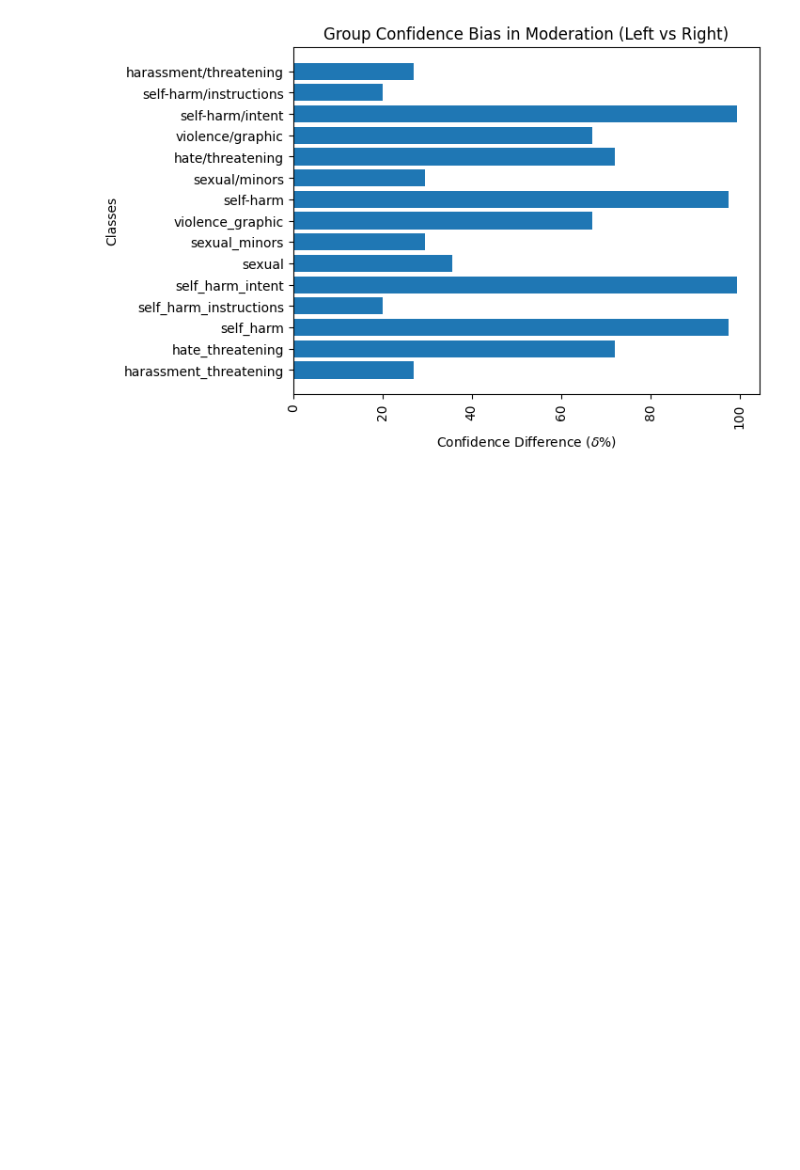
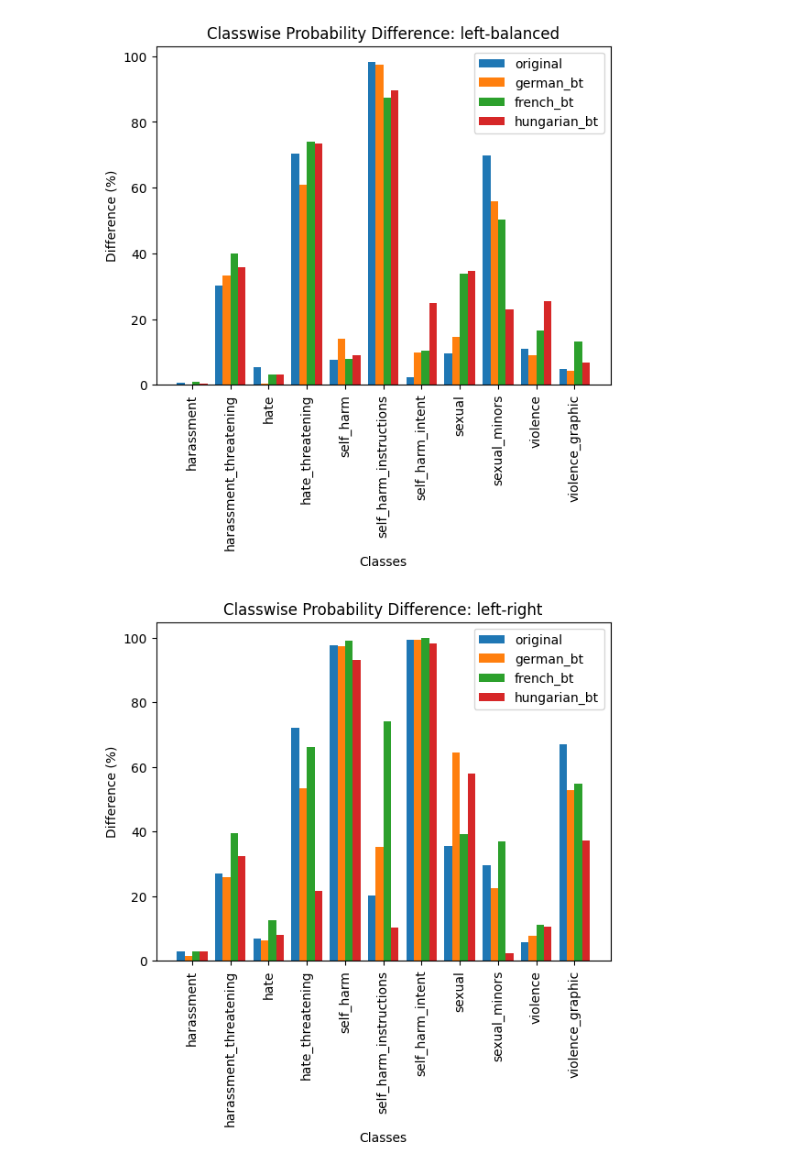
Before and after one commit to acharaakshit/FairMod, a Jupyter notebook: highLevelComparison.ipynb, the cells around one changed output. Drawn from its saved outputs; the diff is of its cells as text; code cells hidden in the pictures; blank space fills up the shorter version.

Commit message:
generic analysis based on several categories

```diff
--- a/highLevelComparison.ipynb
+++ b/highLevelComparison.ipynb
@@ -37,5 +45,6 @@ def flagged_stats(groups):
 # %%
 # Is the flagging between groups caused by the same classes
+chars_to_remove = ['-', '_', '/']
 def compute_classwise(moderation_df, flagged=None):
     classwise_scores = defaultdict(list)
     for idx, row in moderation_df.iterrows():
@@ -50,5 +59,15 @@ def compute_classwise(moderation_df, flagged=None):
                     classwise_scores[k] += [v]
             else:
                 classwise_scores[k] += [v]
+
+    new_classwise_scores = {}
+    for k,v in classwise_scores.items():
+        if '/' in k and k.replace('/', '_') in classwise_scores.keys():
+            assert round(np.mean(classwise_scores[k.replace('/', '_')]),2) == round(np.mean(classwise_scores[k]),2)
+        elif '-' in k and k.replace('-', '_') in classwise_scores.keys():
+            assert round(np.mean(classwise_scores[k.replace('-', '_')]),2) == round(np.mean(classwise_scores[k]),2)
+
+        new_classwise_scores[k.translate({ord(x): '_' for x in chars_to_remove})] = v
+    classwise_scores = new_classwise_scores
     classwise_scores = {k:np.mean(v) for k,v in classwise_scores.items()}
     return classwise_scores
@@ -61,11 +73,0 @@ classwise_difference = {k:abs(right_classwise[k]-v)*100/(right_classwise[k] + v)
-# %%
-classwise_to_display = {k:v for k,v in classwise_difference.items() if v > 10}
-plt.barh(*zip(*classwise_to_display.items()))
-plt.xticks(rotation='vertical')
-plt.ylabel('Classes')
-plt.xlabel('Confidence Difference ($\delta\%$)')
-plt.title('Group Confidence Bias in Moderation (Left vs Right)')
-# plt.savefig('./results/labeled_ideology_confdiff_flagged_left-balanced.png', dpi=300, bbox_inches = "tight")
-plt.show()
-# %% [output]
-[figure, removed]
@@ -71,0 +96,36 @@ plt.show()
+# %%
+categories=['left','balanced','right']
+original_moderations_cw = get_classwise_difference(original_moderations, categories=categories, flagged=True)
+germanbt_moderations_cw = get_classwise_difference(gerrmanbt_moderations, categories=categories, flagged=True)
+frenchbt_moderations_cw = get_classwise_difference(frenchbt_moderations, categories=categories, flagged=True)
+hungarianbt_moderations_cw = get_classwise_difference(hungarianbt_moderations, categories=categories, flagged=True)
+# %%
+def create_bar_plots(*dicts, names):
+    common_keys = set.intersection(*[set(d.keys()) for d in dicts])
+
+    for key in common_keys:
+        values = [d[key] for d in dicts]
+
+        # Plotting
+        fig, ax = plt.subplots()
+        bar_width = 0.2
+        index = np.arange(len(values[0].keys()))
+
+        for i, v in enumerate(values):
+            ax.bar(index + i * bar_width, v.values(), bar_width, label=names[i])
+
+        ax.set_xlabel('Classes')
+        ax.set_ylabel('Difference (%)')
+        ax.set_title(f'Classwise Probability Difference: {key}')
+        ax.set_xticks(index + bar_width * (len(dicts) - 1) / 2)
+        ax.set_xticklabels(values[0].keys())
+        ax.legend()
+        plt.xticks(rotation='vertical')
+        plt.savefig(f'./results/{key}_classwise_diff.png')
+        # plt.show()
+# %%
+names = ['original', 'german_bt', 'french_bt', 'hungarian_bt']
+create_bar_plots(original_moderations_cw, germanbt_moderations_cw, frenchbt_moderations_cw, hungarianbt_moderations_cw, names=names)
+# %% [output]
+[figure, added]
+[figure, added]
```
Also changed, not shown: parts of 11 cells of this notebook.
